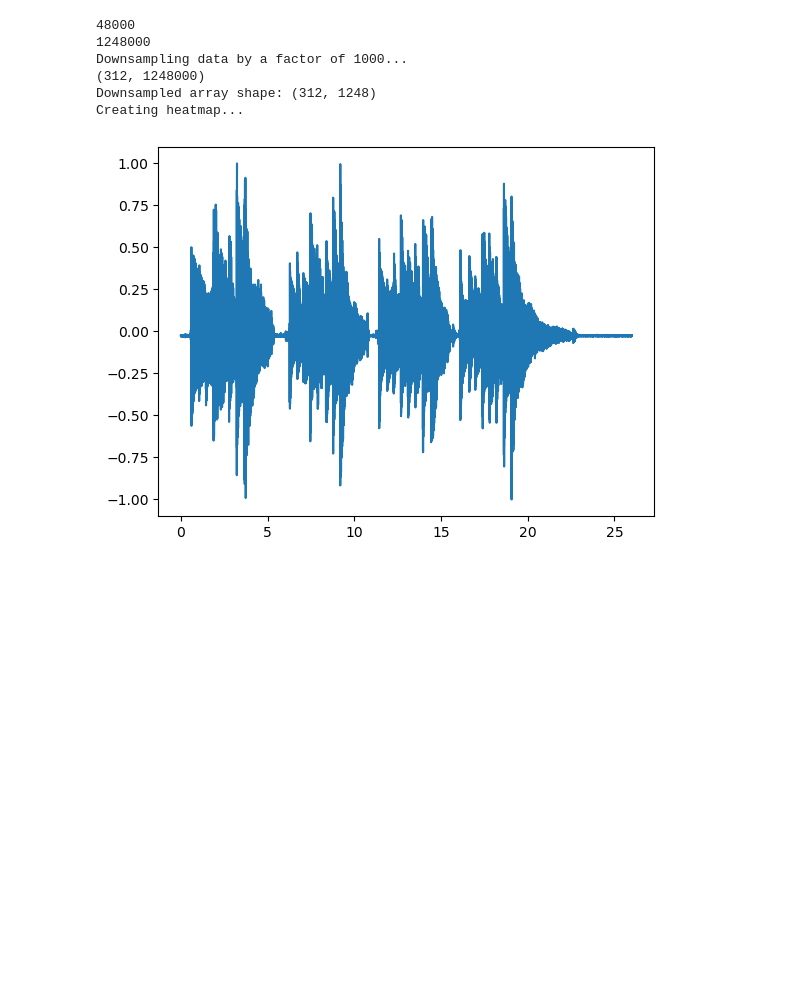
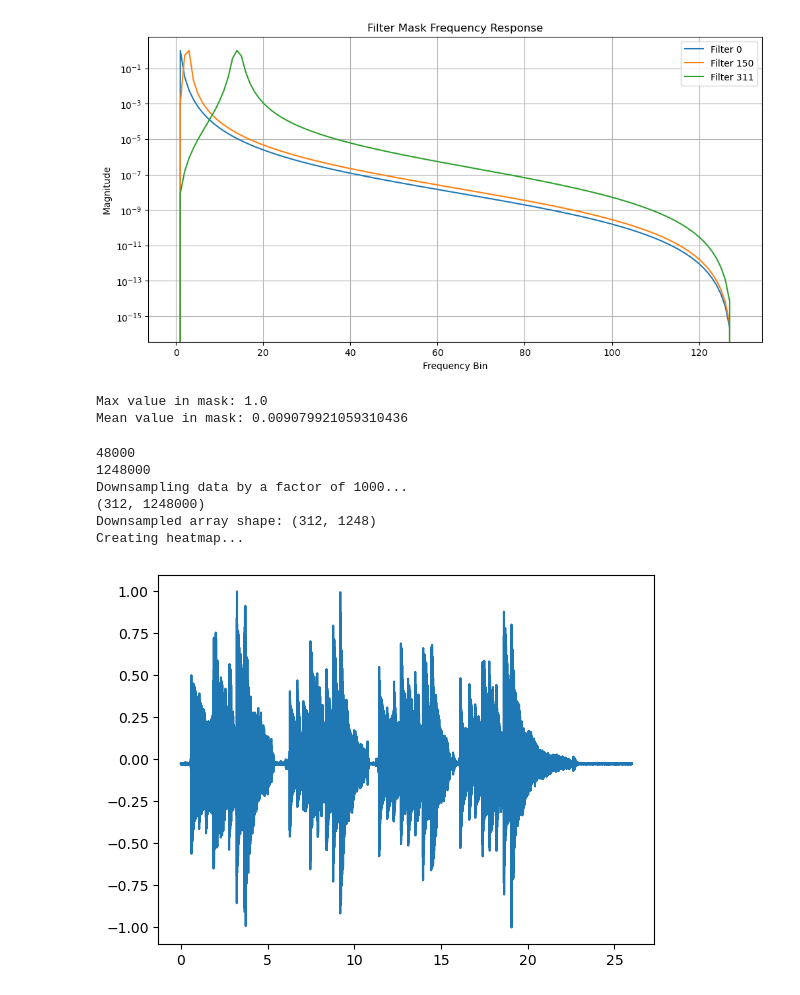
Before and after one commit to Tomtiger66/GuitarMidi-LV2, a Jupyter notebook: python/neuralnetmodelling/test-model.ipynb, the cells around one changed output. Drawn from its saved outputs; the diff is of its cells as text; code cells hidden in the pictures; blank space fills up the shorter version.

Commit message:
improved filters

```diff
--- a/python/neuralnetmodelling/test-model.ipynb
+++ b/python/neuralnetmodelling/test-model.ipynb
@@ -1,3 +1,70 @@
+# %%
+import matplotlib.pyplot as plt
+from scipy import signal
+import numpy as np
+import tensorflow as tf
+from fretboard import FretBoard
+from common import SAMPLERATE, INPUT_SHAPE_AUDIO
+fretboard=FretBoard(17.5,SAMPLERATE)
+
+def create_static_mask(fretboard_obj, num_samples, sample_rate):
+    freq_bins = num_samples // 2 + 1
+    # Use logspace for frequency bins to better match musical intervals
+    f = np.linspace(0, sample_rate / 2, freq_bins)
+    mask = []
+
+    for fret in fretboard_obj.frets:
+        for string in fret.strings:
+            for filt in string.harmonics:
+                # Use freqz to get the response
+                w, h = signal.freqz(filt.b, filt.a, worN=f, fs=sample_rate)
+
+                # Apply the square for filtfilt simulation
+                response = np.abs(h)**2
+
+                # --- VITAL NORMALIZATION ---
+                # Ensure every single filter has a peak of exactly 1.0
+                p_max = np.max(response)
+                if p_max > 1e-12:
+                    response = response / p_max
+                else:
+                    # If the filter is "dead", create a tiny Gaussian peak at the target freq
+                    # so the model at least sees SOMETHING.
+                    pass
+
+                mask.append(response)
+
+    return tf.constant(np.array(mask), dtype=tf.complex64)
+
+# Global constant
+FILTER_MASK = create_static_mask(fretboard, INPUT_SHAPE_AUDIO[1], SAMPLERATE)
+
+# 1. Pull mask from GPU to CPU
+mask_np = FILTER_MASK.numpy()
+
+# 2. Plot a few specific filters (e.g., Low E string, A string, and a high fret)
+plt.figure(figsize=(12, 6))
+
+# Let's look at filter 0 (Open Low E), 150 (Middle), and 311 (Highest)
+for i in [0, 150, 311]:
+    # We take the absolute because it's complex64
+    plt.plot(np.abs(mask_np[i]), label=f'Filter {i}')
+
+plt.title("Filter Mask Frequency Response")
+plt.xlabel("Frequency Bin")
+plt.ylabel("Magnitude")
+plt.yscale('log') # Log scale is essential to see if it's too quiet
+plt.legend()
+plt.grid(True)
+plt.show()
+
+# 3. Print the Max Magnitude
+print(f"Max value in mask: {np.max(np.abs(mask_np))}")
+print(f"Mean value in mask: {np.mean(np.abs(mask_np))}")
+# %% [output]
+[figure, added]
+Max value in mask: 1.0
+Mean value in mask: 0.009079921059310436
 # %%
 from scipy import io
 from fretboard import FretBoard
```
Also changed, not shown: parts of 1 cell of this notebook, 2 other files.
